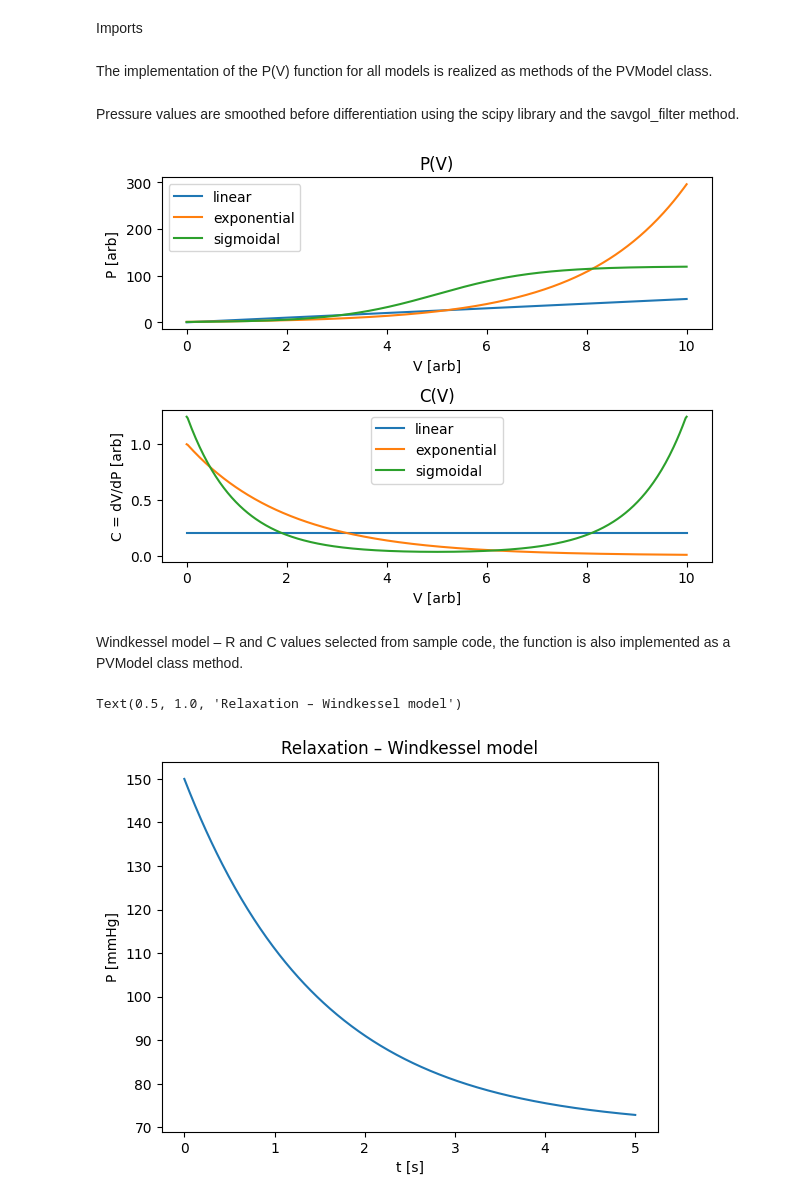
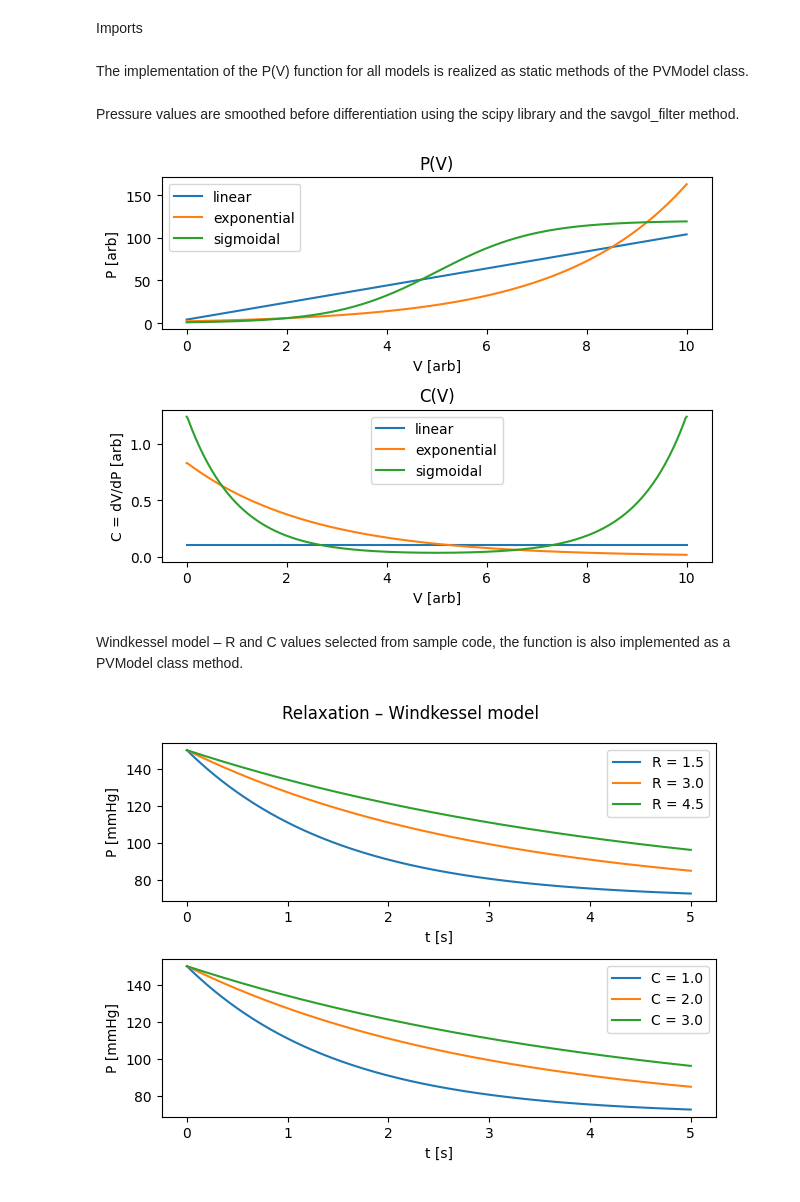
Before and after one commit to MatiJens/Modelowanie_procesow_fizjologicznych, a Jupyter notebook: lab_1/zadania_kontrolne.ipynb, the cells around one changed output. Drawn from its saved outputs; the diff is of its cells as text; code cells hidden in the pictures.

```diff
--- a/lab_1/zadania_kontrolne.ipynb
+++ b/lab_1/zadania_kontrolne.ipynb
@@ -8,5 +10,5 @@ from scipy.signal import savgol_filter
 # %% [markdown]
-The implementation of the P(V) function for all models is realized as methods of the PVModel class.
+The implementation of the P(V) function for all models is realized as static methods of the PVModel class.
 # %%
 V = np.linspace(0, 10, 500)
 
@@ -17,17 +18,14 @@ model.calculate_Plog(Pmax=120.0, beta=1.0, V50=5.0)
 # %% [markdown]
 Pressure values are smoothed before differentiation using the scipy library and the savgol_filter method.
 # %%
-P_lin_smooth = savgol_filter(model.P_lin, window_length=11, polyorder=3)
-P_exp_smooth = savgol_filter(model.P_exp, window_length=11, polyorder=3)
-P_log_smooth = savgol_filter(model.P_log, window_length=11, polyorder=3)
-
 fig, axs = plt.subplots(2)
 for P, label in [
-    (P_lin_smooth, "linear"),
-    (P_exp_smooth, "exponential"),
-    (P_log_smooth, "sigmoidal"),
+    (P_lin, "linear"),
+    (P_exp, "exponential"),
+    (P_log, "sigmoidal"),
 ]:
-    C = np.gradient(V, P)
+    P_smooth = savgol_filter(P, window_length=11, polyorder=3)
+    C = np.gradient(V, P_smooth)
     axs[0].plot(V, P, label=label)
     axs[1].plot(V, C, label=label)
 
@@ -42,16 +40,34 @@ axs[1].set_title("C(V)")
 plt.tight_layout()
 plt.show()
 # %% [output]
-[figure, old version]
+[figure, new version]
 # %% [markdown]
 Windkessel model – R and C values selected from sample code, the function is also implemented as a PVModel class method.
 # %%
 t = np.linspace(0, 5, 500)
-model.calculate_Windkessel(Pd=70.0, Pi=150.0, R=1.5, C=1.0, t=t)
-plt.plot(t, model.P_t)
-plt.xlabel('t [s]')
-plt.ylabel('P [mmHg]')
-plt.title('Relaxation – Windkessel model')
+
+R_values = [1.5, 3.0, 4.5]
+P_t_R_list = [PVModel.calculate_Windkessel(Pd=70.0, Pi=150.0, R=r, C=1.0, t=t) for r in R_values]
+
+C_values = [1.0, 2.0, 3.0]
+P_t_C_list = [PVModel.calculate_Windkessel(Pd=70.0, Pi=150.0, R=1.5, C=c, t=t) for c in C_values]
+
+fig, axs = plt.subplots(2)
+for i, P_t in enumerate(P_t_R_list):
+    axs[0].plot(t, P_t, label=f"R = {R_values[i]}")
+
+for i, P_t in enumerate(P_t_C_list):
+    axs[1].plot(t, P_t, label=f"C = {C_values[i]}")
+
+
+axs[0].set_xlabel('t [s]')
+axs[0].set_ylabel('P [mmHg]')
+axs[0].legend()
+axs[1].set_xlabel('t [s]')
+axs[1].set_ylabel('P [mmHg]')
+axs[1].legend()
+fig.suptitle('Relaxation – Windkessel model')
+plt.tight_layout()
+plt.show()
 # %% [output]
-Text(0.5, 1.0, 'Relaxation – Windkessel model')
-[figure, old version]
+[figure, new version]
```
Also changed, not shown: parts of 12 cells of this notebook, 2 other files.
